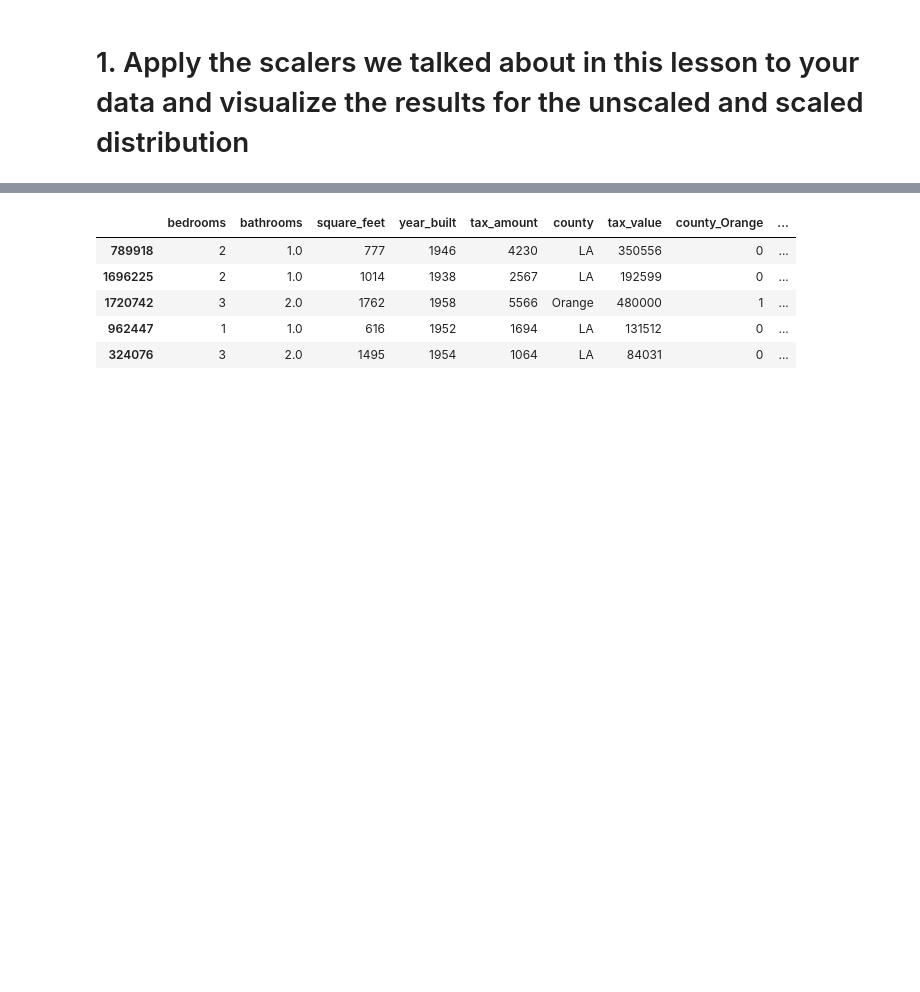
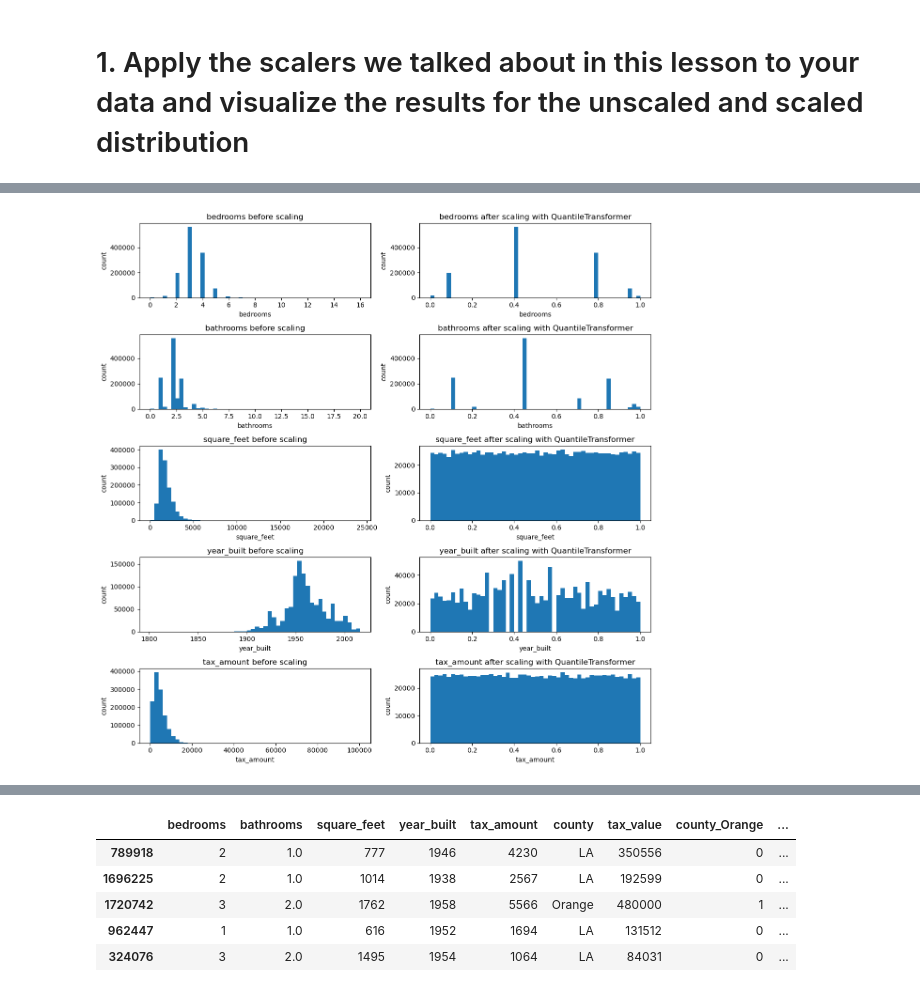
Before and after one commit to corey-hermesch/regression-exercises, a Jupyter notebook: scaling.ipynb, the cells around one changed output, grey strips where cells are left out. Cells and saved outputs as stored; diff of their text form; code cells hidden in the pictures; blank space fills up the shorter version.

```diff
--- a/scaling.ipynb
+++ b/scaling.ipynb
@@ -38,0 +60,7 @@ to_scale = ['bedrooms', 'bathrooms', 'square_feet', 'year_built', 'tax_amount']
+# %%
+w.visualize_scaler(scaler=QuantileTransformer(),
+                     df=train,
+                     columns_to_scale=to_scale,
+                     bins=50)
+# %% [output]
+[figure, added]
```
Also changed, not shown: parts of 34 cells of this notebook, 3 other files.
